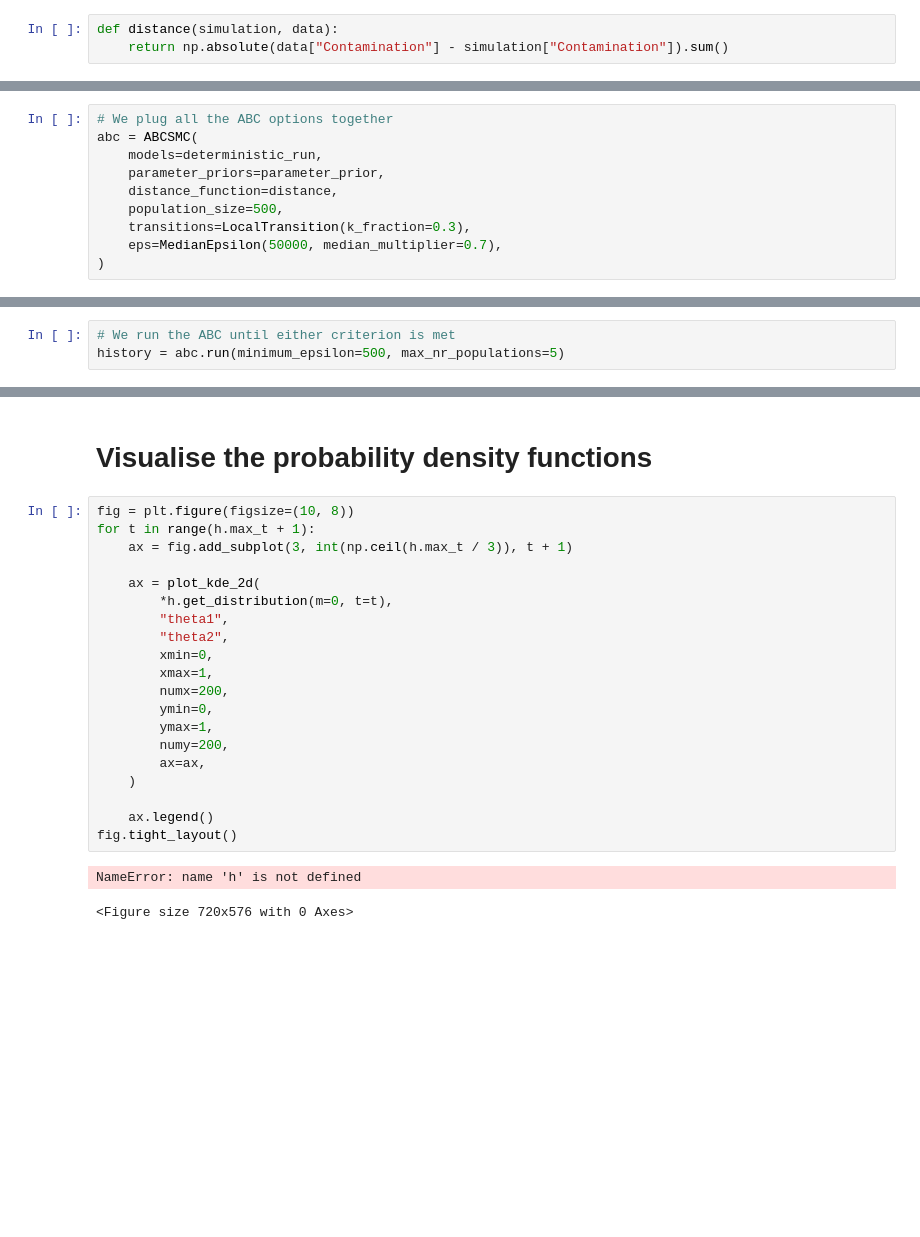
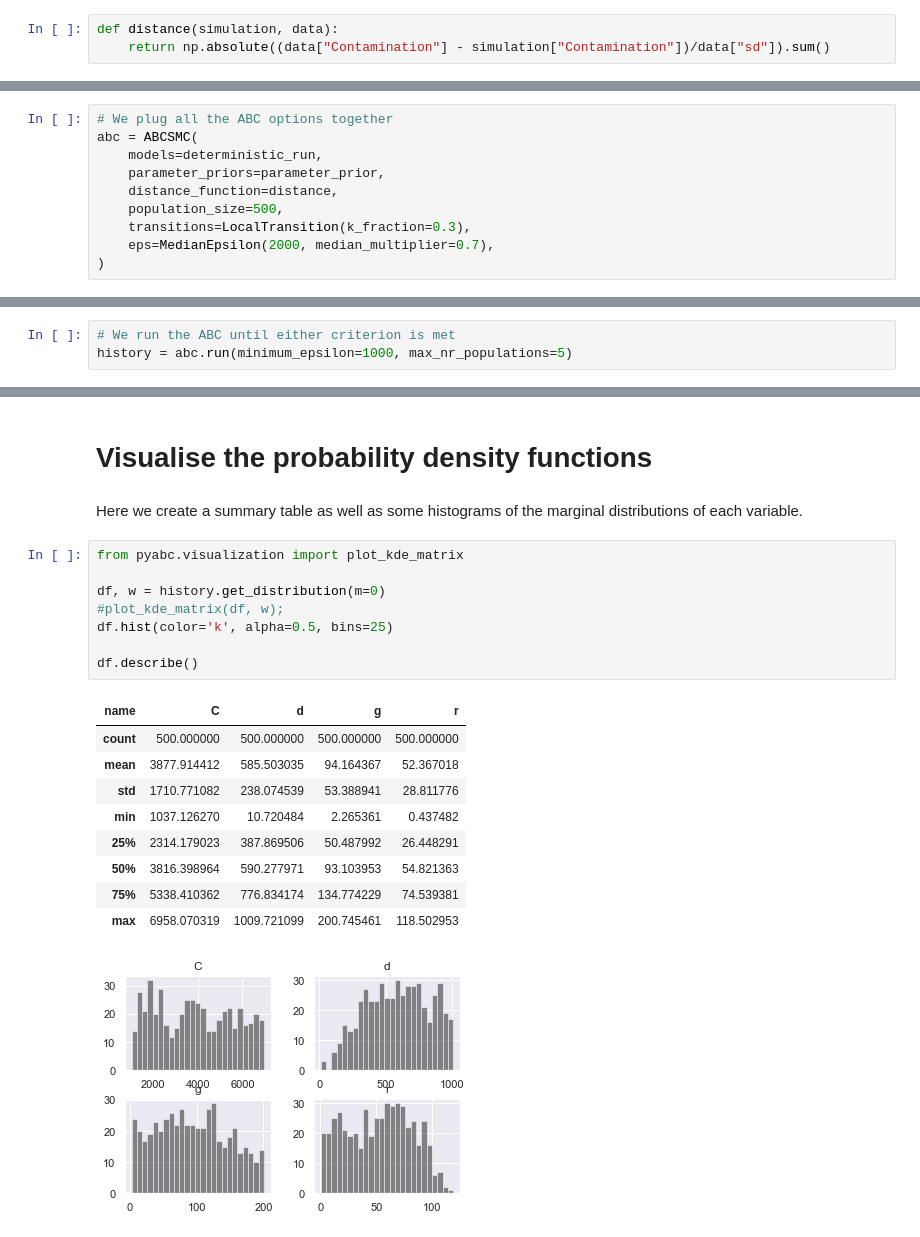
Before and after one commit to MarcoFelipeKing/Zoono, a Jupyter notebook: Code/vanilla_pyABC.ipynb, the cells around one changed output, grey strips where cells are left out. Saved outputs shown, nothing was run; the diff lists cells and outputs as text; blank space fills up the shorter version.

```diff
--- a/Code/vanilla_pyABC.ipynb
+++ b/Code/vanilla_pyABC.ipynb
@@ -81,7 +87,7 @@ parameter_prior.get_parameter_names()
 This currently is a vanilla absolute distances between the two points.
 # %%
 def distance(simulation, data):
-    return np.absolute(data["Contamination"] - simulation["Contamination"]).sum()
+    return np.absolute((data["Contamination"] - simulation["Contamination"])/data["sd"]).sum()
 # %% [markdown]
 # Set up the ABC SMC
 # %%
@@ -101,7 +107,7 @@ abc = ABCSMC(
     distance_function=distance,
     population_size=500,
     transitions=LocalTransition(k_fraction=0.3),
-    eps=MedianEpsilon(50000, median_multiplier=0.7),
+    eps=MedianEpsilon(2000, median_multiplier=0.7),
 )
 # %% [output]
 ABC.Sampler INFO: Parallelize sampling on 8 processes.
@@ -123,5 +129,5 @@ ABC.History INFO: Start <ABCSMC id=3, start_time=2022-03-15 20:46:01>
 # Running the ABC
 # %%
 # We run the ABC until either criterion is met
-history = abc.run(minimum_epsilon=500, max_nr_populations=5)
+history = abc.run(minimum_epsilon=1000, max_nr_populations=5)
 # %% [output]
@@ -171,25 +145,23 @@ plt.show()
 # %% [markdown]
 # Visualise the probability density functions
-# %%
-fig = plt.figure(figsize=(10, 8))
-for t in range(h.max_t + 1):
-    ax = fig.add_subplot(3, int(np.ceil(h.max_t / 3)), t + 1)
-
-    ax = plot_kde_2d(
-        *h.get_distribution(m=0, t=t),
-        "theta1",
-        "theta2",
-        xmin=0,
-        xmax=1,
-        numx=200,
-        ymin=0,
-        ymax=1,
-        numy=200,
-        ax=ax,
-    )
-
-    ax.legend()
-fig.tight_layout()
-# %% [output]
-NameError: name 'h' is not defined
-<Figure size 720x576 with 0 Axes>
+# %% [markdown]
+Here we create a summary table as well as some histograms of the marginal distributions of each variable.
+# %%
+from pyabc.visualization import plot_kde_matrix
+
+df, w = history.get_distribution(m=0)
+#plot_kde_matrix(df, w);
+df.hist(color='k', alpha=0.5, bins=25)
+
+df.describe()
+# %% [output]
+| name | C | d | g | r |
+| count | 500.000000 | 500.000000 | 500.000000 | 500.000000 |
+| mean | 3877.914412 | 585.503035 | 94.164367 | 52.367018 |
+| std | 1710.771082 | 238.074539 | 53.388941 | 28.811776 |
+| min | 1037.126270 | 10.720484 | 2.265361 | 0.437482 |
+| 25% | 2314.179023 | 387.869506 | 50.487992 | 26.448291 |
+| 50% | 3816.398964 | 590.277971 | 93.103953 | 54.821363 |
+| 75% | 5338.410362 | 776.834174 | 134.774229 | 74.539381 |
+| max | 6958.070319 | 1009.721099 | 200.745461 | 118.502953 |
+[figure, added]
```
Also changed, not shown: parts of 12 cells of this notebook.
